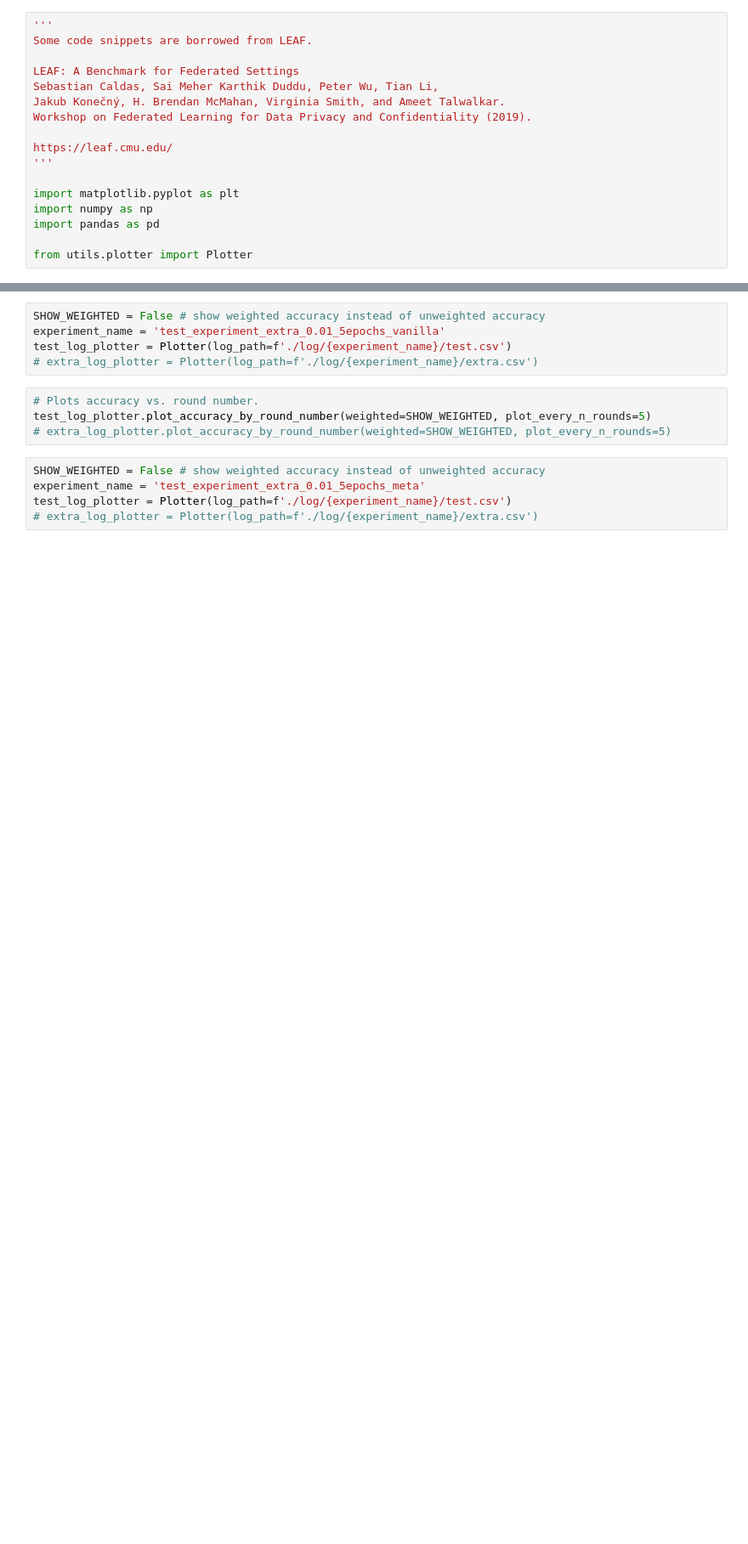
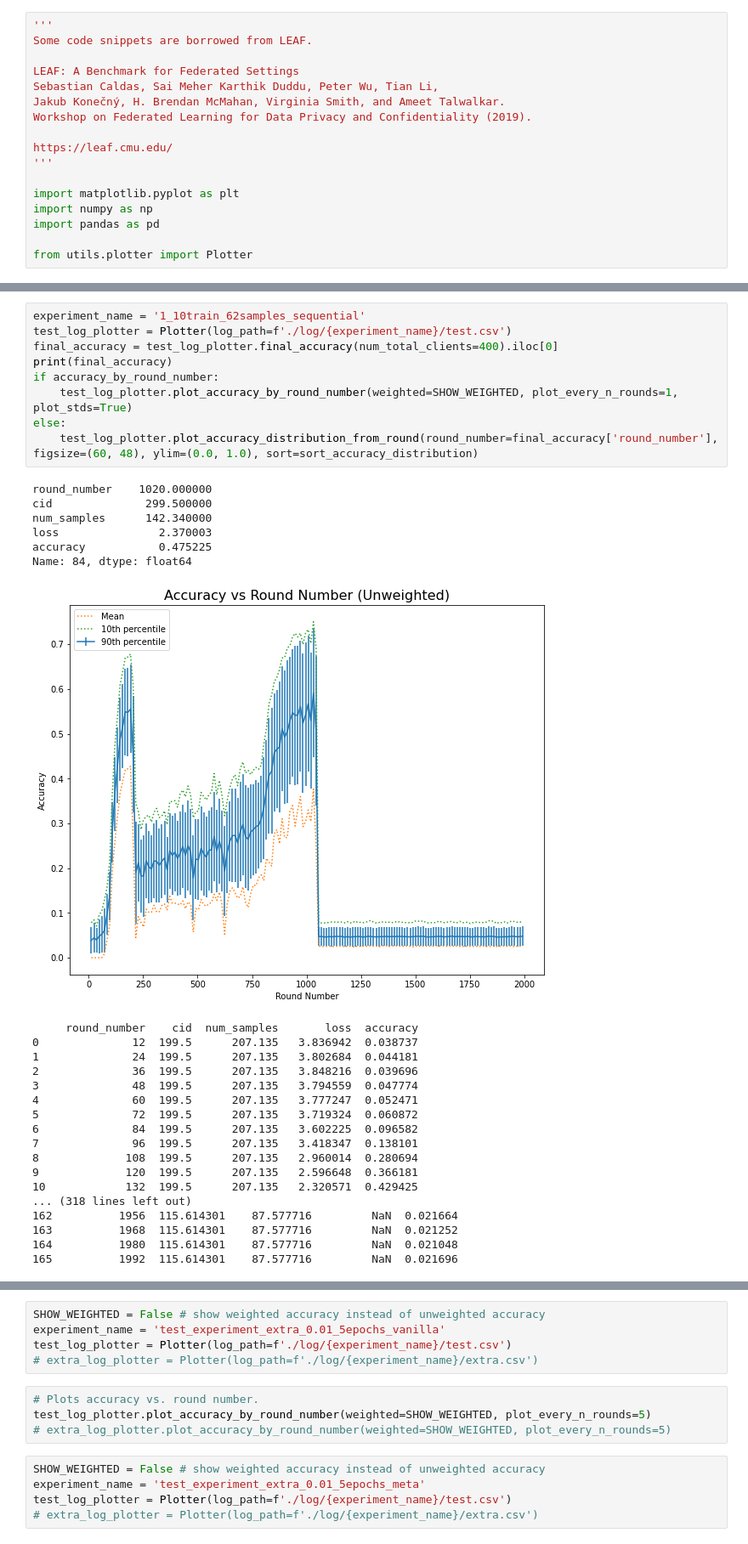
Before and after one commit to nmsl-kaist/federated-metasense, a Jupyter notebook: visualize.ipynb, the cells around one changed output, grey strips where cells are left out. Shown at 85% size. Cells and saved outputs as stored; diff of their text form; blank space fills up the shorter version.

```diff
--- a/visualize.ipynb
+++ b/visualize.ipynb
@@ -19,0 +202,34 @@ from utils.plotter import Plotter
+# %%
+experiment_name = '1_10train_62samples_sequential'
+test_log_plotter = Plotter(log_path=f'./log/{experiment_name}/test.csv')
+final_accuracy = test_log_plotter.final_accuracy(num_total_clients=400).iloc[0]
+print(final_accuracy)
+if accuracy_by_round_number:
+    test_log_plotter.plot_accuracy_by_round_number(weighted=SHOW_WEIGHTED, plot_every_n_rounds=1, plot_stds=True)
+else:
+    test_log_plotter.plot_accuracy_distribution_from_round(round_number=final_accuracy['round_number'], figsize=(60, 48), ylim=(0.0, 1.0), sort=sort_accuracy_distribution)
+# %% [output]
+round_number    1020.000000
+cid              299.500000
+num_samples      142.340000
+loss               2.370003
+accuracy           0.475225
+Name: 84, dtype: float64
+[figure, added]
+     round_number    cid  num_samples       loss  accuracy
+0              12  199.5      207.135   3.836942  0.038737
+1              24  199.5      207.135   3.802684  0.044181
+2              36  199.5      207.135   3.848216  0.039696
+3              48  199.5      207.135   3.794559  0.047774
+4              60  199.5      207.135   3.777247  0.052471
+5              72  199.5      207.135   3.719324  0.060872
+6              84  199.5      207.135   3.602225  0.096582
+7              96  199.5      207.135   3.418347  0.138101
+8             108  199.5      207.135   2.960014  0.280694
+9             120  199.5      207.135   2.596648  0.366181
+10            132  199.5      207.135   2.320571  0.429425
+... (318 lines left out)
+162          1956  115.614301    87.577716         NaN  0.021664
+163          1968  115.614301    87.577716         NaN  0.021252
+164          1980  115.614301    87.577716         NaN  0.021048
+165          1992  115.614301    87.577716         NaN  0.021696
```
Also changed, not shown: parts of 32 cells of this notebook, 24 other files.
